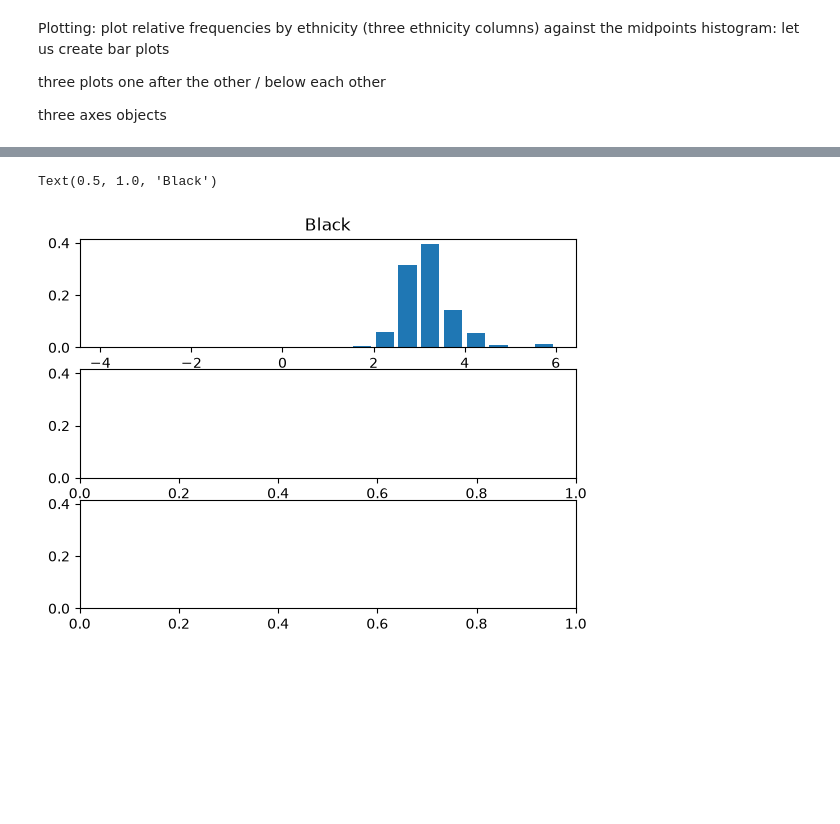
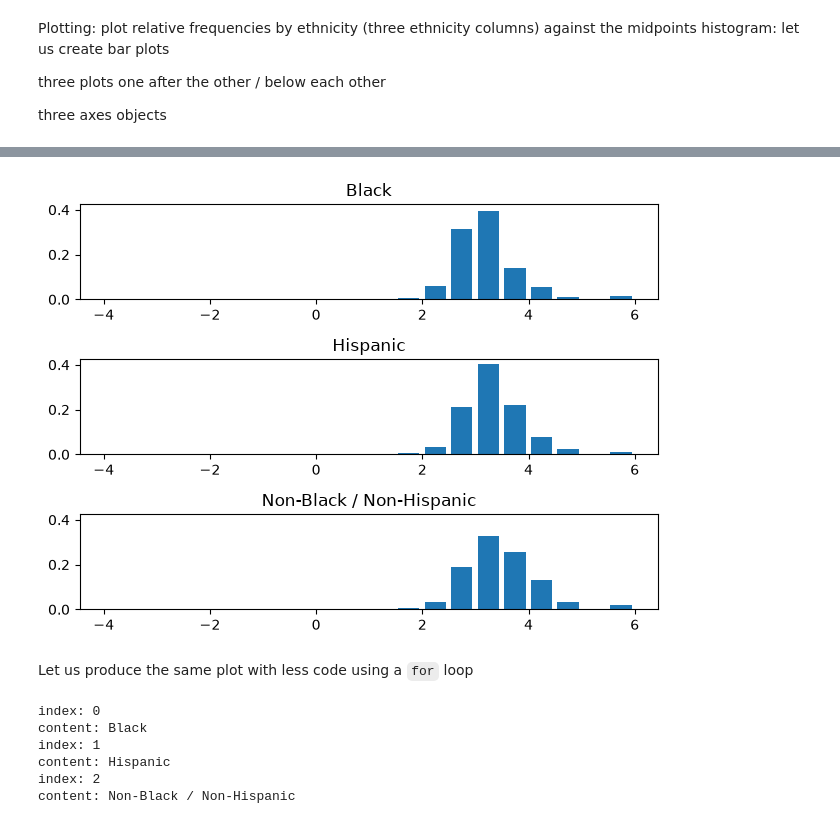
Before and after one commit to danielbgyetvai/data-analytics-python-wise2627, a Jupyter notebook: notebooks/distributions.ipynb, the cells around one changed output, grey strips where cells are left out. Saved outputs shown, nothing was run; the diff lists cells and outputs as text; code cells hidden in the pictures; blank space fills up the shorter version.

```diff
--- a/notebooks/distributions.ipynb
+++ b/notebooks/distributions.ipynb
@@ -364,12 +384,38 @@ three axes objects
 # %%
+# matplotlib.pyplot - plt
+# three plots below each other
 fig, axs = plt.subplots(nrows=3, ncols=1, sharey=True)
 # uppermost plot axs[0] because indexing in Python starts with 0
+# plot at the top is indexed zero
+# second plot from the top is indexed 1
+# third plot from the top is indexed 2
 axs[0].bar(
+    # location of the bars / the horizontal placement of the bars
+    # each time: the midpoint of the corresponding log hourly pay interval
     x=ct['log_hpay_bin_mid'],
+    # height: relative frequencies (shares/proportions) associated with the given interval
     height=ct['Black'],
+    # width is defined in units of the horizontal axis
+    # 80% of the corresponding interval width
     width=0.8 * binwidth
 )
 axs[0].set_title('Black')
+axs[1].bar(
+    x=ct['log_hpay_bin_mid'],
+    height=ct['Hispanic'],
+    width=0.8 * binwidth
+)
+axs[1].set_title('Hispanic')
+axs[2].bar(
+    x=ct['log_hpay_bin_mid'],
+    height=ct['Non-Black / Non-Hispanic'],
+    width=0.8 * binwidth
+)
+axs[2].set_title('Non-Black / Non-Hispanic')
+
+# call at the very end (without this I had some congestion)
+fig.tight_layout()
 # %% [output]
-Text(0.5, 1.0, 'Black')
-[figure, old version]
+[figure, new version]
+# %% [markdown]
+Let us produce the same plot with less code using a `for` loop
@@ -375,0 +426,14 @@ Text(0.5, 1.0, 'Black')
+# %%
+# iterate over the three ethnicities plus the index of each of them in the list
+# iterate over both index and content
+for i, ethnicity in enumerate(['Black', 'Hispanic', 'Non-Black / Non-Hispanic']):
+    print('index:', i)
+    print('content:', ethnicity)
+# we need the indices as well: axs[0], axs[1], axs[2]
+# %% [output]
+index: 0
+content: Black
+index: 1
+content: Hispanic
+index: 2
+content: Non-Black / Non-Hispanic
```
Also changed, not shown: parts of 7 cells of this notebook, 1 other file.
